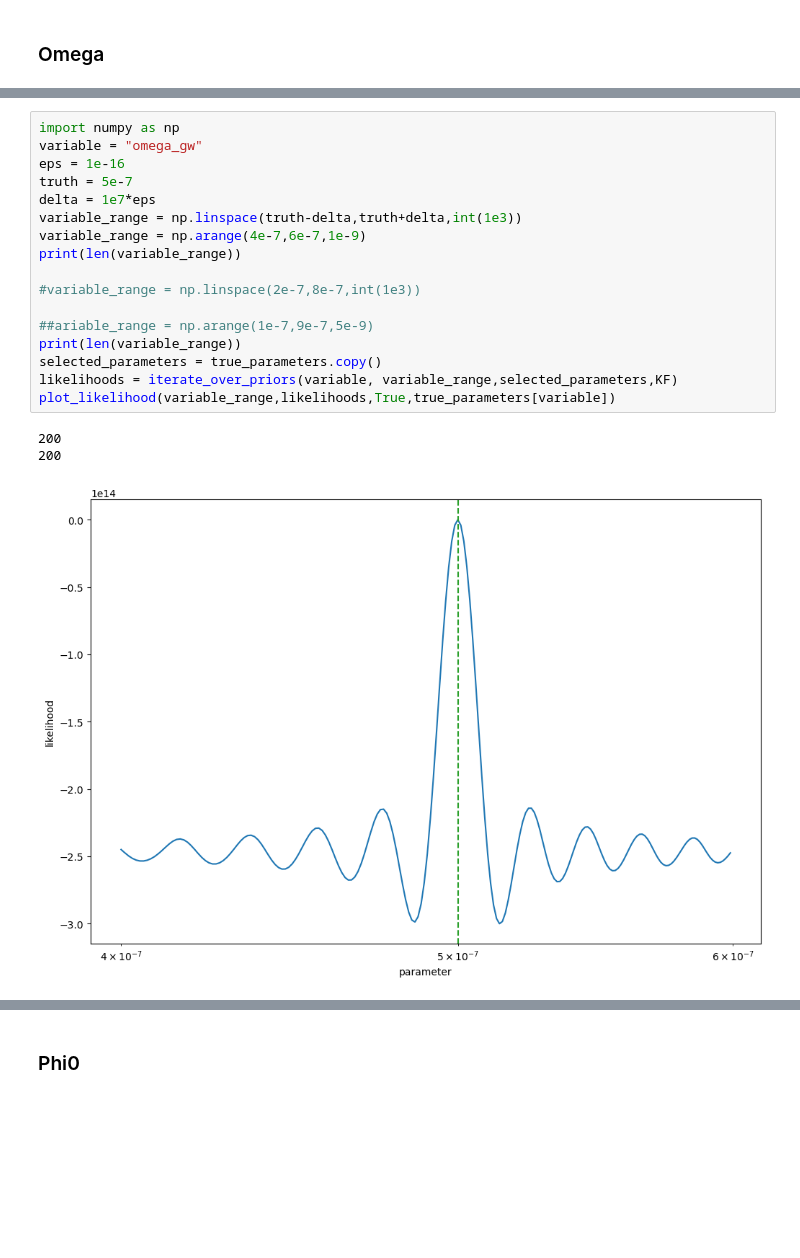
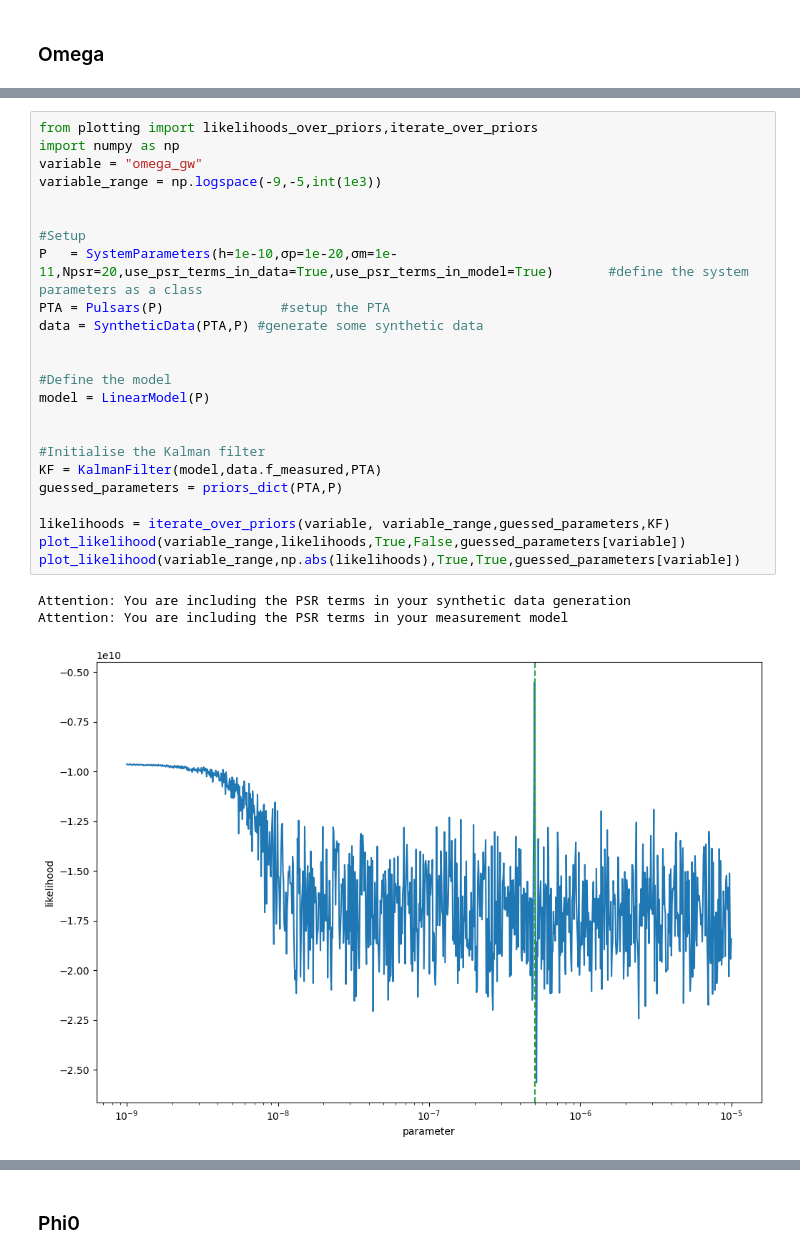
Before and after one commit to tomkimpson/StateSpacePTA, a Jupyter notebook: notebooks/likelihood_surfaces.ipynb, the cells around one changed output, grey strips where cells are left out. Saved outputs shown, nothing was run; the diff lists cells and outputs as text; blank space fills up the shorter version.

```diff
--- a/notebooks/likelihood_surfaces.ipynb
+++ b/notebooks/likelihood_surfaces.ipynb
@@ -158,21 +85,28 @@ plot_likelihood(variable_range,np.abs(likelihoods),True,guessed_parameters[varia
-# %%
-import numpy as np
-variable = "omega_gw"
-eps = 1e-16
-truth = 5e-7
-delta = 1e7*eps
-variable_range = np.linspace(truth-delta,truth+delta,int(1e3))
-variable_range = np.arange(4e-7,6e-7,1e-9)
-print(len(variable_range))
-
-#variable_range = np.linspace(2e-7,8e-7,int(1e3))
-
-##ariable_range = np.arange(1e-7,9e-7,5e-9)
-print(len(variable_range))
-selected_parameters = true_parameters.copy()
-likelihoods = iterate_over_priors(variable, variable_range,selected_parameters,KF)
-plot_likelihood(variable_range,likelihoods,True,true_parameters[variable])
-# %% [output]
-200
-200
-[figure, removed]
+# %%
+from plotting import likelihoods_over_priors,iterate_over_priors
+import numpy as np
+variable = "omega_gw"
+variable_range = np.logspace(-9,-5,int(1e3))
+
+
+#Setup
+P   = SystemParameters(h=1e-10,σp=1e-20,σm=1e-11,Npsr=20,use_psr_terms_in_data=True,use_psr_terms_in_model=True)       #define the system parameters as a class
+PTA = Pulsars(P)               #setup the PTA
+data = SyntheticData(PTA,P) #generate some synthetic data
+
+
+#Define the model
+model = LinearModel(P)
+
+
+#Initialise the Kalman filter
+KF = KalmanFilter(model,data.f_measured,PTA)
+guessed_parameters = priors_dict(PTA,P)
+
+likelihoods = iterate_over_priors(variable, variable_range,guessed_parameters,KF)
+plot_likelihood(variable_range,likelihoods,True,False,guessed_parameters[variable])
+plot_likelihood(variable_range,np.abs(likelihoods),True,True,guessed_parameters[variable])
+# %% [output]
+Attention: You are including the PSR terms in your synthetic data generation
+Attention: You are including the PSR terms in your measurement model
+[figure, added]
```
Also changed, not shown: parts of 10 cells of this notebook, 9 other files.
